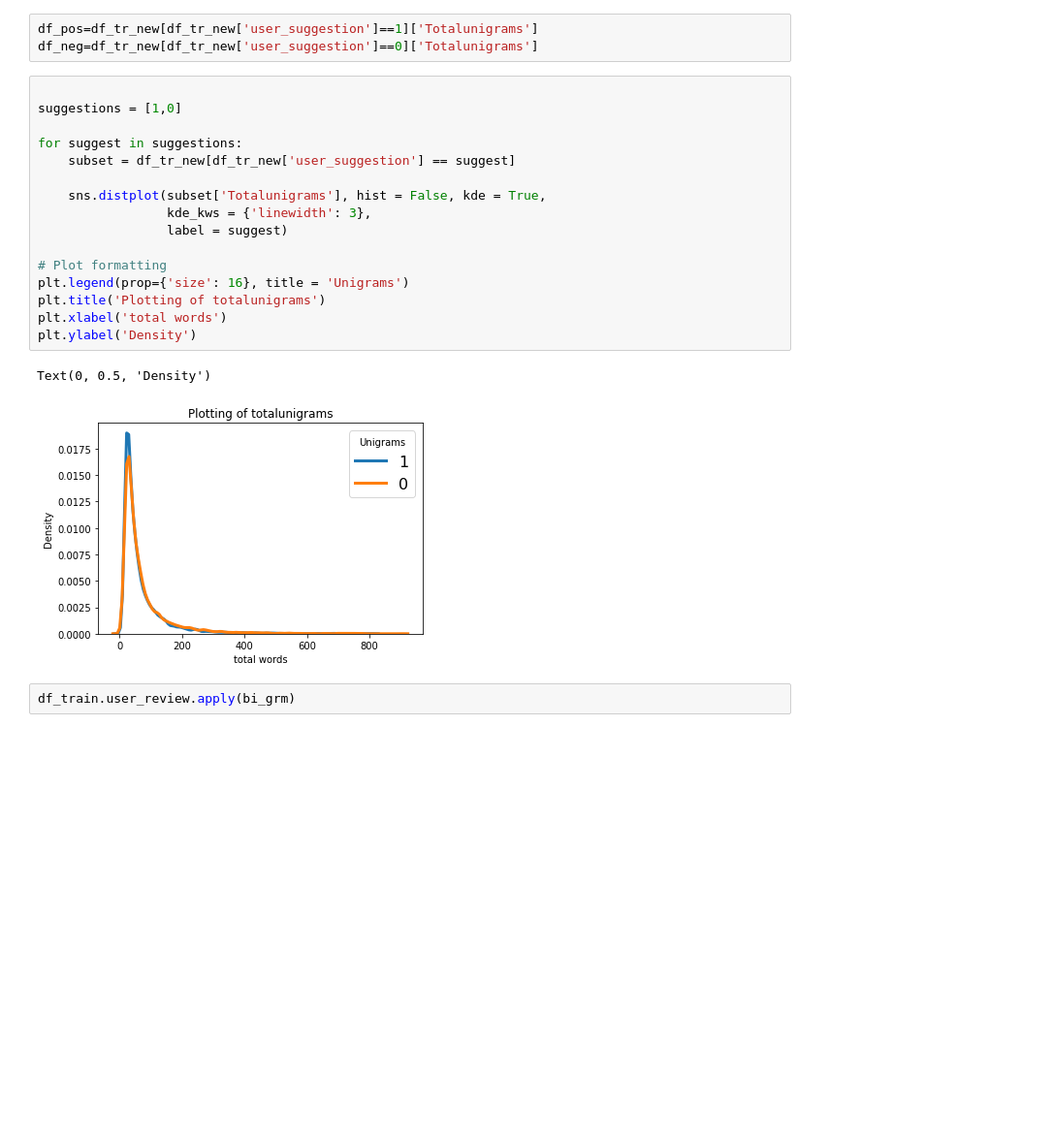
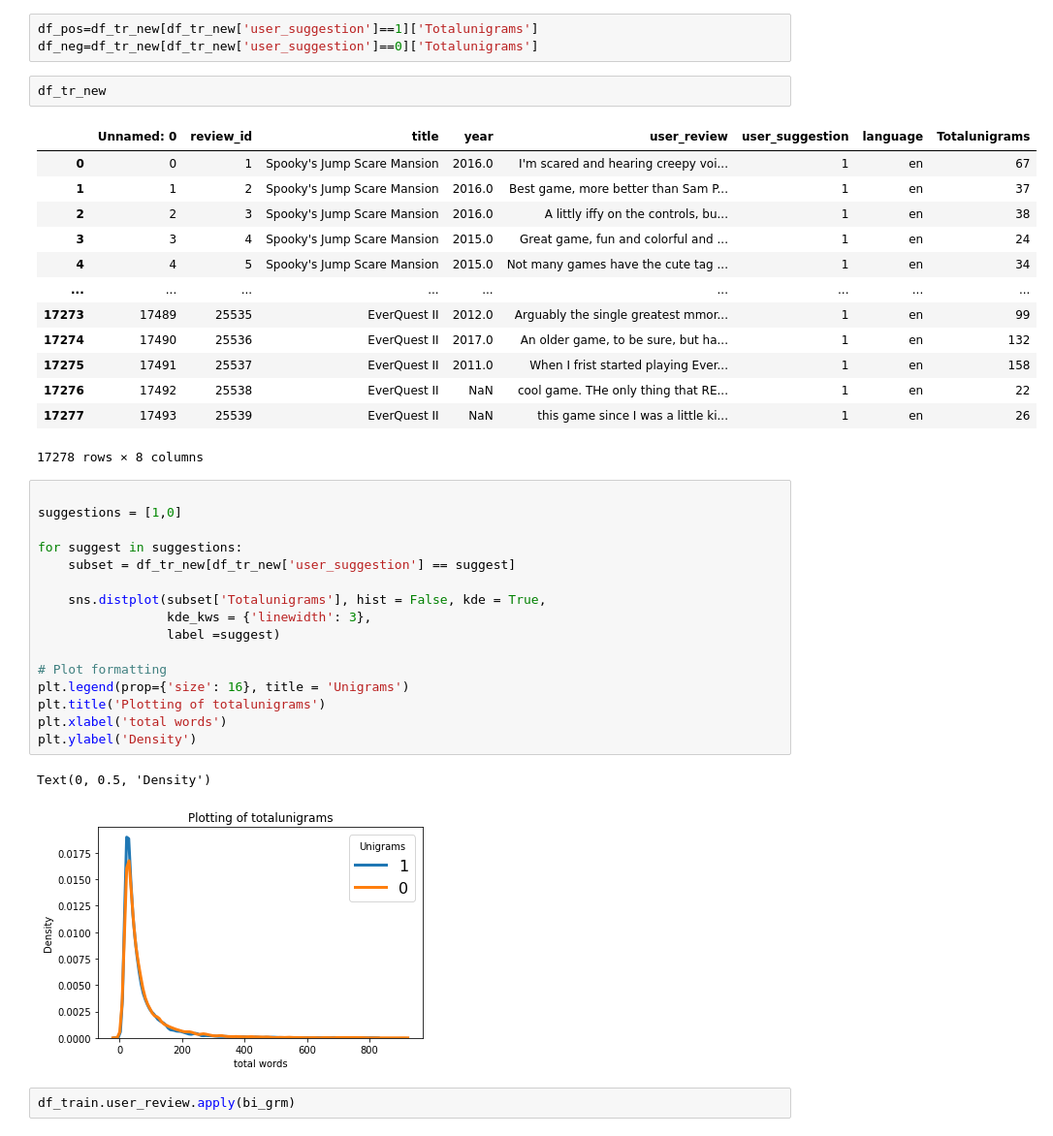
Before and after one commit to DB11051998/gamereview-sentiment, a Jupyter notebook: gamereview.ipynb, the cells around one changed output. Shown: that part at 97% size. Drawn from its saved outputs; the diff is of its cells as text; blank space fills up the shorter version.

```diff
--- a/gamereview.ipynb
+++ b/gamereview.ipynb
@@ -167,6 +166,22 @@ df_tr_new['Totalunigrams']=y
 # %%
 df_pos=df_tr_new[df_tr_new['user_suggestion']==1]['Totalunigrams']
 df_neg=df_tr_new[df_tr_new['user_suggestion']==0]['Totalunigrams']
+# %%
+df_tr_new
+# %% [output]
+|  | Unnamed: 0 | review_id | title | year | user_review | user_suggestion | language | Totalunigrams |
+| 0 | 0 | 1 | Spooky's Jump Scare Mansion | 2016.0 | I'm scared and hearing creepy voi... | 1 | en | 67 |
+| 1 | 1 | 2 | Spooky's Jump Scare Mansion | 2016.0 | Best game, more better than Sam P... | 1 | en | 37 |
+| 2 | 2 | 3 | Spooky's Jump Scare Mansion | 2016.0 | A littly iffy on the controls, bu... | 1 | en | 38 |
+| 3 | 3 | 4 | Spooky's Jump Scare Mansion | 2015.0 | Great game, fun and colorful and ... | 1 | en | 24 |
+| 4 | 4 | 5 | Spooky's Jump Scare Mansion | 2015.0 | Not many games have the cute tag ... | 1 | en | 34 |
+| ... | ... | ... | ... | ... | ... | ... | ... | ... |
+| 17273 | 17489 | 25535 | EverQuest II | 2012.0 | Arguably the single greatest mmor... | 1 | en | 99 |
+| 17274 | 17490 | 25536 | EverQuest II | 2017.0 | An older game, to be sure, but ha... | 1 | en | 132 |
+| 17275 | 17491 | 25537 | EverQuest II | 2011.0 | When I frist started playing Ever... | 1 | en | 158 |
+| 17276 | 17492 | 25538 | EverQuest II | NaN | cool game. THe only thing that RE... | 1 | en | 22 |
+| 17277 | 17493 | 25539 | EverQuest II | NaN | this game since I was a little ki... | 1 | en | 26 |
+17278 rows × 8 columns
 # %%
 
 suggestions = [1,0]
@@ -176,7 +191,7 @@ for suggest in suggestions:
 
     sns.distplot(subset['Totalunigrams'], hist = False, kde = True,
                  kde_kws = {'linewidth': 3},
-                 label = suggest)
+                 label =suggest)
 
 # Plot formatting
 plt.legend(prop={'size': 16}, title = 'Unigrams')
```
Also changed, not shown: parts of 19 cells of this notebook.
